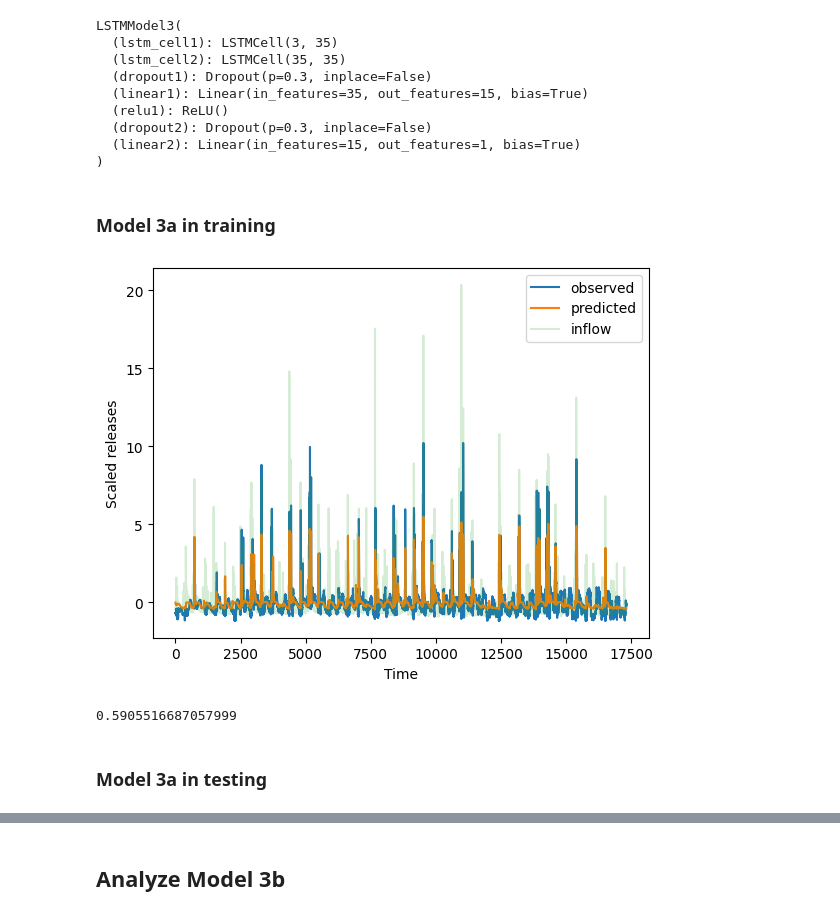
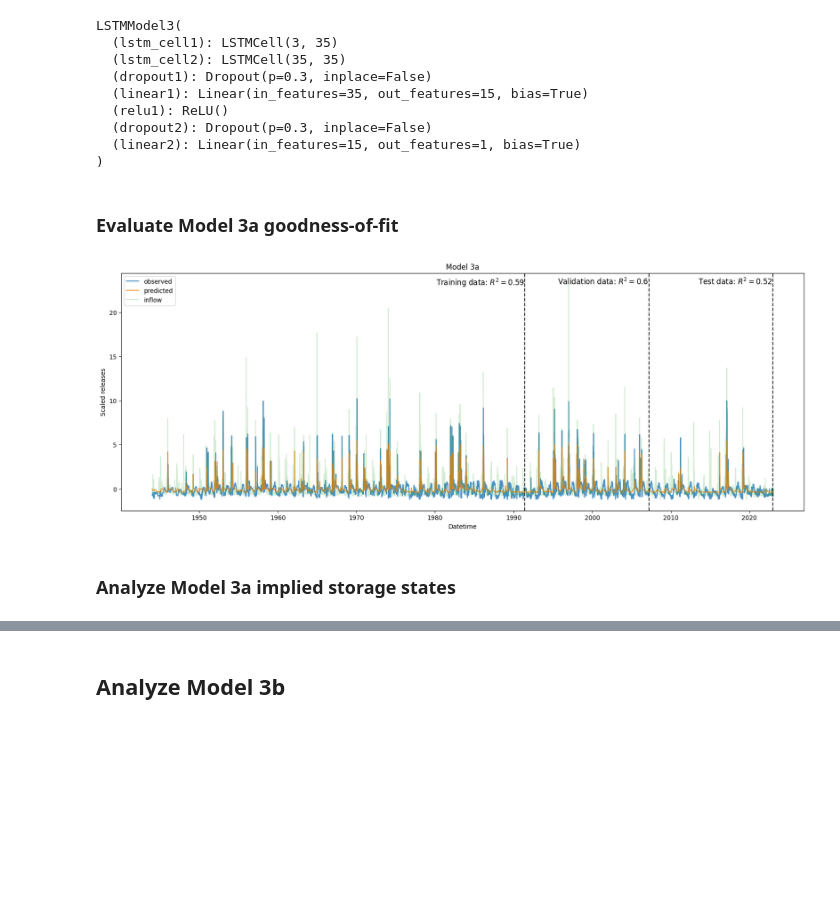
Before and after one commit to Matt2371/DL-reservoir-modeling, a Jupyter notebook: experiments/6_model3_evaluate.ipynb, the cells around one changed output, grey strips where cells are left out. Cells and saved outputs as stored; diff of their text form; code cells hidden in the pictures; blank space fills up the shorter version.

```diff
--- a/experiments/6_model3_evaluate.ipynb
+++ b/experiments/6_model3_evaluate.ipynb
@@ -163,4 +168,4 @@ LSTMModel3(
   (linear2): Linear(in_features=15, out_features=1, bias=True)
 )
 # %% [markdown]
-### Model 3a in training
+### Evaluate Model 3a goodness-of-fit
@@ -177,15 +172,11 @@ assert len(y_true_train) == original_train_len
-# %%
-plot_predicted_true(y_hat=y_hat_train, y=y_true_train)
-plt.plot(((df.inflow[:(original_train_len)] - df.inflow[:(original_train_len)].mean()) / df.inflow[:(original_train_len)].std()).values,
-         alpha=0.2, label='inflow')
-plt.legend()
-plt.show()
-# %% [output]
-[figure, removed]
-# %%
-# R-squared
-r2_score(y_true=y_true_train, y_pred=y_hat_train)
-# %% [output]
-0.5905516687057999
+# %%
+fig, ax = plt.subplots(figsize=(20, 7))
+r2_train_3a, r2_val_3a, r2_test_3a = plot_and_eval(model3a, X_train_std, X_val_std, X_test_std, y_train_std, y_val_std, y_test_std, datetime_index=df.index, ax=ax, text_ypos=24, alpha=0.8)
+ax.plot((df.inflow-df.inflow.mean()) / df.inflow.std(), label='inflow', alpha=0.2)
+ax.legend()
+ax.set_title('Model 3a')
+plt.show()
+# %% [output]
+[figure, added]
 # %% [markdown]
-### Model 3a in testing
+### Analyze Model 3a implied storage states
```
Also changed, not shown: parts of 25 cells of this notebook, 14 other files.
